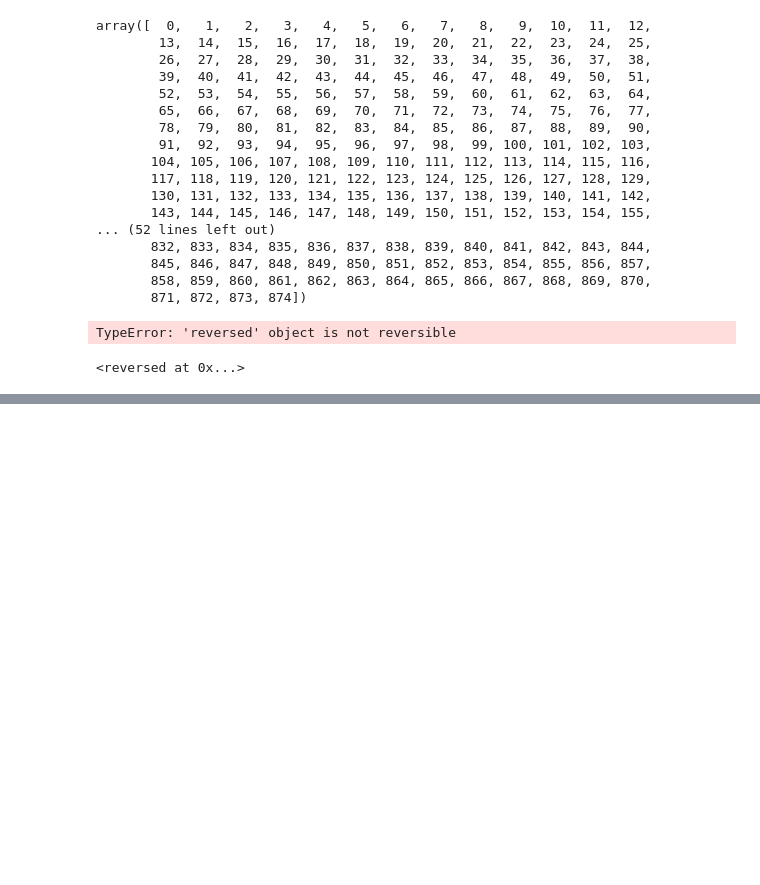
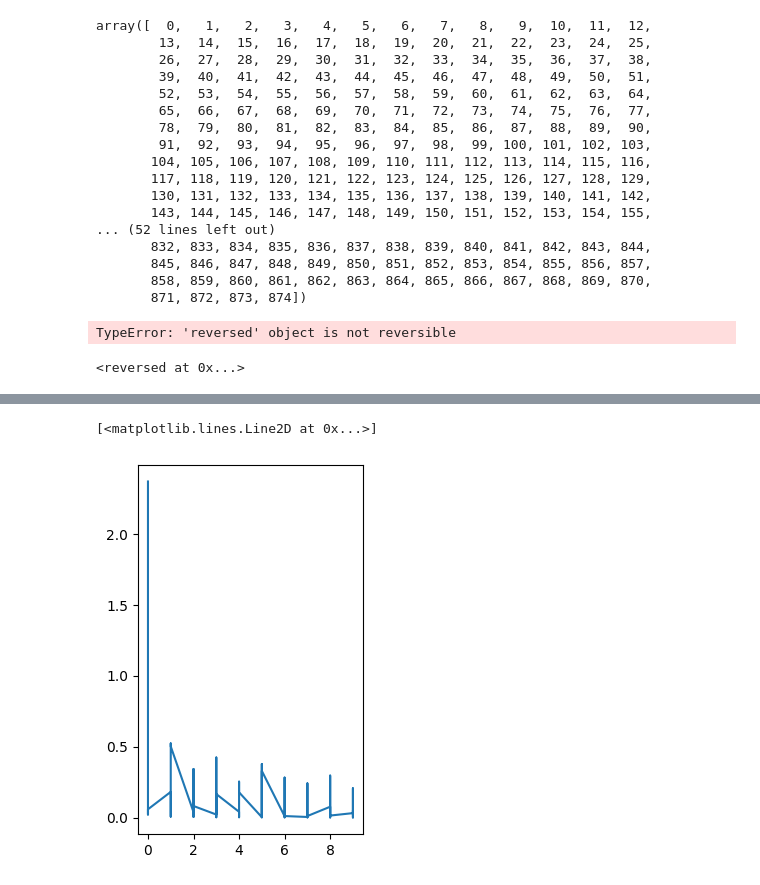
Before and after one commit to Shaik-Amaan-Ahmed/statistics, a Jupyter notebook: ml/nn-scratch.ipynb, the cells around one changed output, grey strips where cells are left out. Saved outputs shown, nothing was run; the diff lists cells and outputs as text; code cells hidden in the pictures; blank space fills up the shorter version.

```diff
--- a/ml/nn-scratch.ipynb
+++ b/ml/nn-scratch.ipynb
@@ -306,0 +499,28 @@ TypeError: 'reversed' object is not reversible
+# %%
+train_loader = DataLoader(train_dataset,shuffle=True,batch_size=64)
+test_loader = DataLoader(test_dataset,batch_size = 64,shuffle=True)
+
+model = SimpleNN().to(device)
+optimizer = optim.Adam(params=model.parameters())
+criterion = nn.CrossEntropyLoss()
+# %%
+losses = []
+epochs = []
+lr_vis = []
+
+for epoch in range(10):
+    model.train()
+    for images,labels in train_loader:
+        images = images.to(device)
+        labels = labels.to(device)
+
+        optimizer.zero_grad()
+        outputs = model(images)
+        loss = criterion(outputs, labels)
+        losses.append(loss.item())
+        epochs.append(epoch)
+        loss.backward()
+        optimizer.step()
+
+    acc = evaluate(model,test_loader,device)
+    print(f"Acc: {acc}: Epoch : {epoch}")
@@ -306,0 +538,10 @@ TypeError: 'reversed' object is not reversible
+# %%
+# plt.subplot(1,2,1)
+# plt.plot(np.arange(0,50),lr_vis)
+import matplotlib.pyplot as plt
+#i want y values to range from 0 to 4
+plt.subplot(1,2,1)
+plt.plot(epochs,losses)
+# %% [output]
+[<matplotlib.lines.Line2D at 0x...>]
+[figure, added]
```
Also changed, not shown: parts of 19 cells of this notebook, 2 other files.
